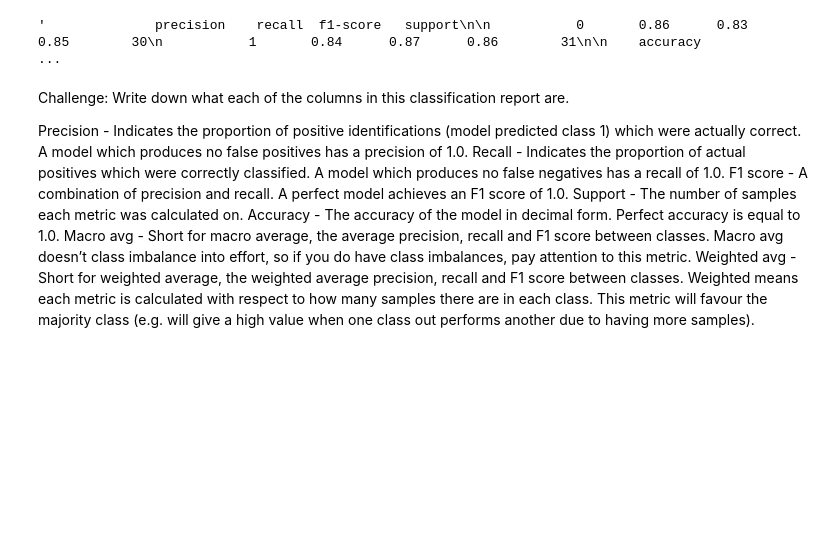
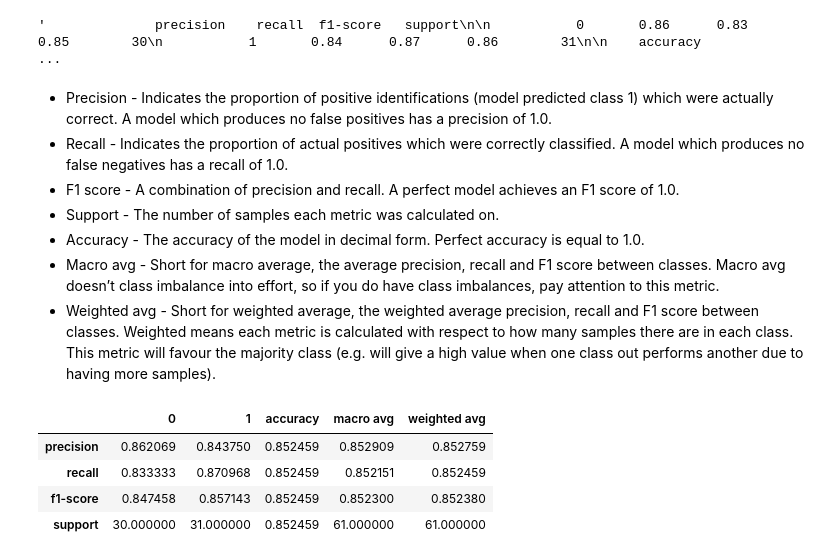
Before and after one commit to RezaMathers/RezaMathers, a Jupyter notebook: scikit_learn_exercise.ipynb, the cells around one changed output. Saved outputs shown, nothing was run; the diff lists cells and outputs as text; code cells hidden in the pictures; blank space fills up the shorter version.

```diff
--- a/scikit_learn_exercise.ipynb
+++ b/scikit_learn_exercise.ipynb
@@ -254,12 +254,19 @@ classification_report(y_true=y_test,
 # %% [output]
 '              precision    recall  f1-score   support\n\n           0       0.86      0.83      0.85        30\n           1       0.84      0.87      0.86        31\n\n    accuracy                   ...
 # %% [markdown]
-Challenge: Write down what each of the columns in this classification report are.
-
-Precision - Indicates the proportion of positive identifications (model predicted class 1) which were actually correct. A model which produces no false positives has a precision of 1.0.
-Recall - Indicates the proportion of actual positives which were correctly classified. A model which produces no false negatives has a recall of 1.0.
-F1 score - A combination of precision and recall. A perfect model achieves an F1 score of 1.0.
-Support - The number of samples each metric was calculated on.
-Accuracy - The accuracy of the model in decimal form. Perfect accuracy is equal to 1.0.
-Macro avg - Short for macro average, the average precision, recall and F1 score between classes. Macro avg doesn’t class imbalance into effort, so if you do have class imbalances, pay attention to this metric.
-Weighted avg - Short for weighted average, the weighted average precision, recall and F1 score between classes. Weighted means each metric is calculated with respect to how many samples there are in each class. This metric will favour the majority class (e.g. will give a high value when one class out performs another due to having more samples).
+ * Precision - Indicates the proportion of positive identifications (model predicted class 1) which were actually correct. A model which produces no false positives has a precision of 1.0.
+ * Recall - Indicates the proportion of actual positives which were correctly classified. A model which produces no false negatives has a recall of 1.0.
+ * F1 score - A combination of precision and recall. A perfect model achieves an F1 score of 1.0.
+ * Support - The number of samples each metric was calculated on.
+ * Accuracy - The accuracy of the model in decimal form. Perfect accuracy is equal to 1.0.
+ * Macro avg - Short for macro average, the average precision, recall and F1 score between classes. Macro avg doesn’t class imbalance into effort, so if you do have class imbalances, pay attention to this metric.
+ * Weighted avg - Short for weighted average, the weighted average precision, recall and F1 score between classes. Weighted means each metric is calculated with respect to how many samples there are in each class. This metric will favour the majority class (e.g. will give a high value when one class out performs another due to having more samples).
+# %%
+cls_report = pd.DataFrame(classification_report(y_test, y_preds, output_dict=True))
+cls_report
+# %% [output]
+|  | 0 | 1 | accuracy | macro avg | weighted avg |
+| precision | 0.862069 | 0.843750 | 0.852459 | 0.852909 | 0.852759 |
+| recall | 0.833333 | 0.870968 | 0.852459 | 0.852151 | 0.852459 |
+| f1-score | 0.847458 | 0.857143 | 0.852459 | 0.852300 | 0.852380 |
+| support | 30.000000 | 31.000000 | 0.852459 | 61.000000 | 61.000000 |
```
Also changed, not shown: parts of 56 cells of this notebook.
